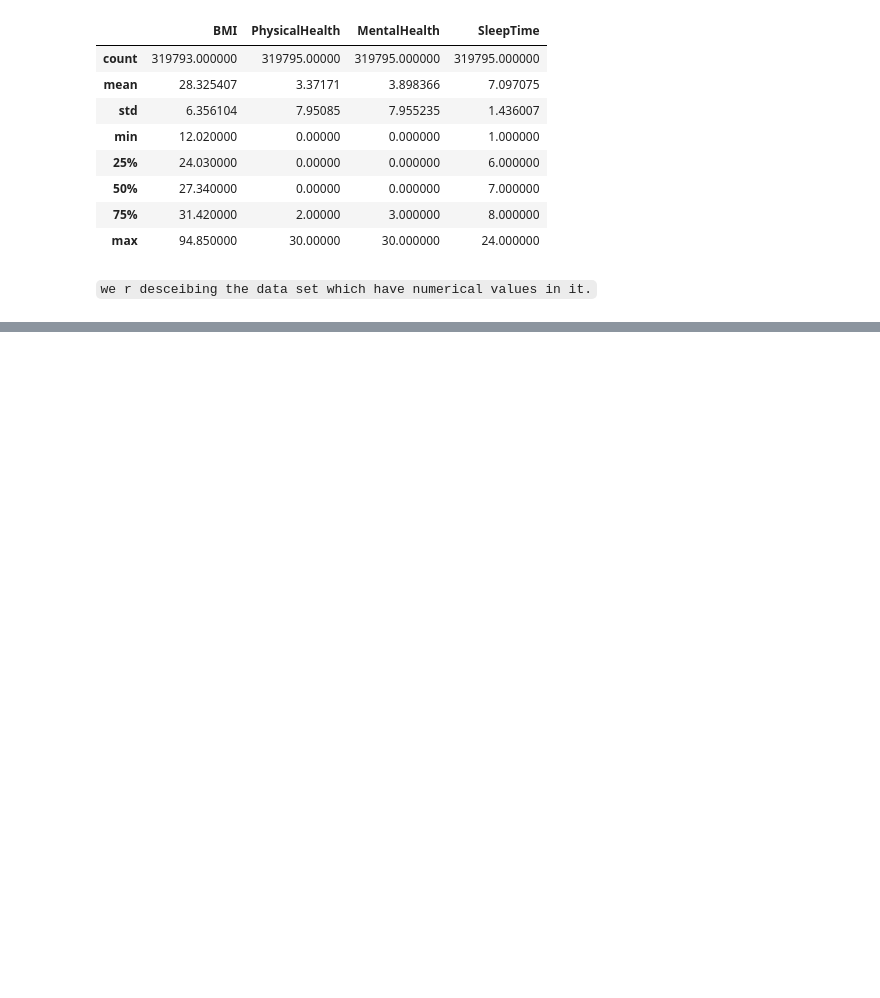
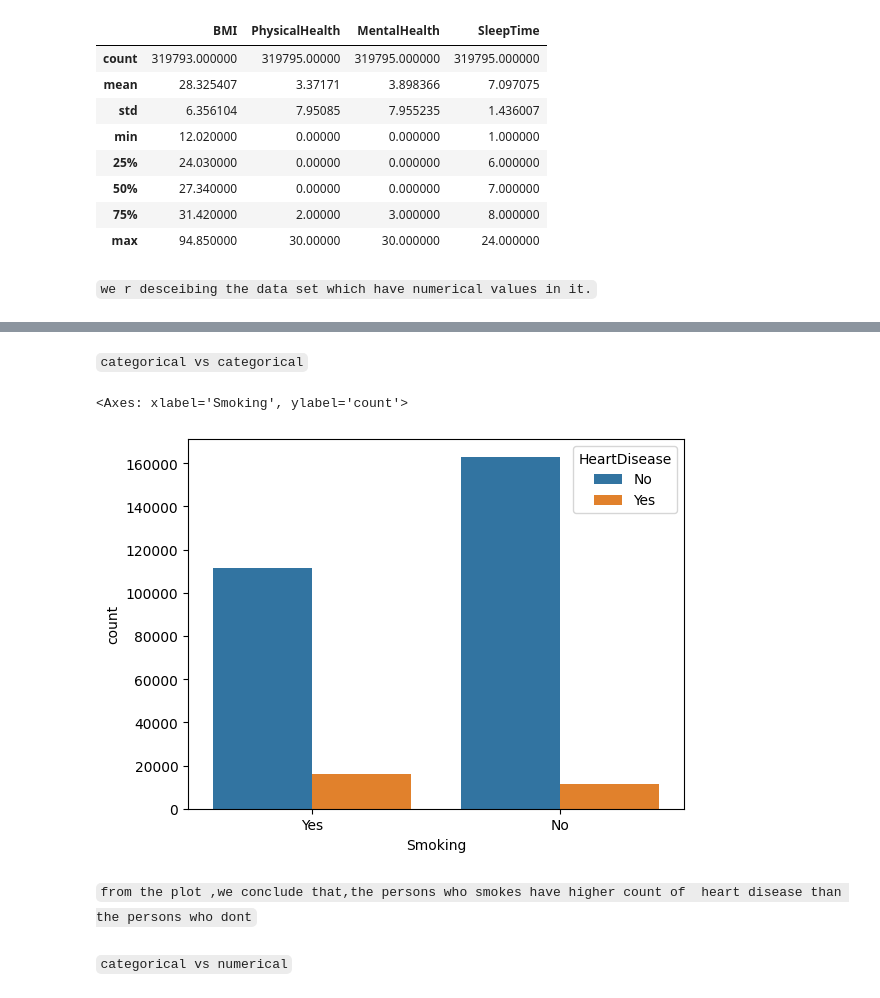
Before and after one commit to SrinadhuChaitanya/ML-Projects, a Jupyter notebook: logistic_regression/notebooks/logistic_regression.ipynb, the cells around one changed output, grey strips where cells are left out. Drawn from its saved outputs; the diff is of its cells as text; code cells hidden in the pictures; blank space fills up the shorter version.

```diff
--- a/logistic_regression/notebooks/logistic_regression.ipynb
+++ b/logistic_regression/notebooks/logistic_regression.ipynb
@@ -72,0 +234,11 @@ print("before dropping duplicates ", df   )
+# %% [markdown]
+`categorical vs categorical`
+# %%
+sns.countplot(x='Smoking',hue='HeartDisease',data=df)
+# %% [output]
+<Axes: xlabel='Smoking', ylabel='count'>
+[figure, added]
+# %% [markdown]
+`from the plot ,we conclude that,the persons who smokes have higher count of  heart disease than the persons who dont`
+# %% [markdown]
+`categorical vs numerical`
```
Also changed, not shown: parts of 23 cells of this notebook.
